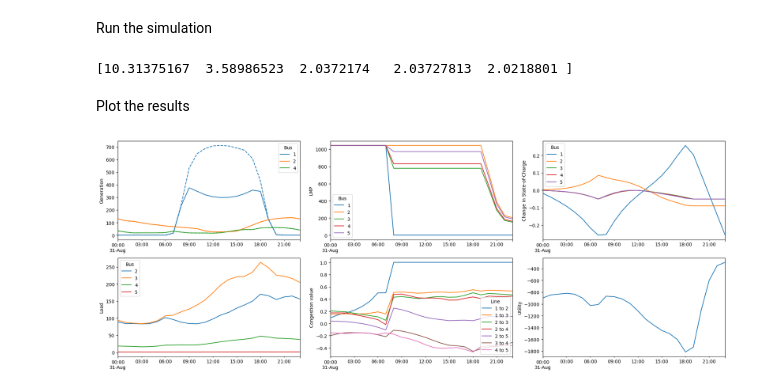
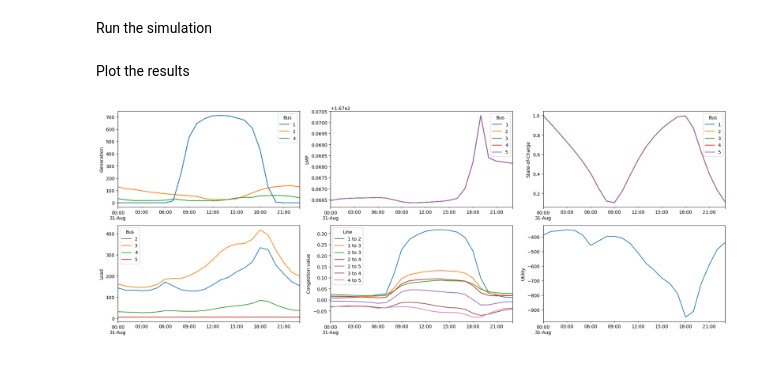
Before and after one commit to eli-brock/opf_zero_marginal_cost, a Jupyter notebook: opf.ipynb, the cells around one changed output. Cells and saved outputs as stored; diff of their text form; code cells hidden in the pictures.

```diff
--- a/opf.ipynb
+++ b/opf.ipynb
@@ -37,7 +50,7 @@ base = 100
 P_line = np.zeros((N,N))
 limits = model['Line']
 P_line[limits['From Number']-1, limits['To Number']-1] = limits['Lim A MVA']
-P_line = (P_line+P_line.T)/base
+P_line = 10*(P_line+P_line.T)/base
 
 # The buses with generators and loads
 L = np.array(model['Load']['Number of Bus']-1)
@@ -50,11 +63,8 @@ AL = np.zeros((N,len(L)))
 AL[L,:] = np.eye(len(L))
 
 # Elasticity
-e = -0.3
+elasticities = -np.array([0.5, 0.3, 0.4, 0.2])
 
 # Storage capacity
-b_max = 2000/base
-
-# Storage charge/discharge rate
-r = 500*np.ones(N)/base
+b_total = 2000/base
 # %% [markdown]
@@ -106,34 +81,41 @@ def sim(input):
 
     p_g_max = np.stack(input['Maximum Generation']/base).T
 
-    K = np.stack(input['Fixed Price'])/np.stack(input['Fixed Load']/base)**(1/e)
+    e = np.tile(elasticities,(T,1))
+    e = e.T
+
+    K = np.stack(input['Fixed Price'])/np.stack(input['Fixed Load']/base)**(1/e.T)
     K = K.T
 
     p_d = cp.Variable((len(L), T))
     p_g = cp.Variable((len(G), T))
     p_b = cp.Variable((N,T))
     b = cp.Variable(N)
+    b_0 = cp.Variable(N)
     delta = cp.Variable((N, T))
     constraints = [
         AG@p_g-AL@p_d-p_b == -B@delta,
         p_g <= p_g_max,
         p_g >= 0,
-        cp.cumsum(p_b, axis=1) >= -b[:,np.newaxis]/2,
-        cp.cumsum(p_b, axis=1) <= b[:,np.newaxis]/2,
+        cp.cumsum(p_b, axis=1) >= -b_0[:,np.newaxis],
+        cp.cumsum(p_b, axis=1) <= (b-b_0)[:,np.newaxis],
         p_b <= b[:,np.newaxis]/4,
         p_b >= -b[:,np.newaxis]/4,
-        cp.sum(b) >= 0,
-        cp.sum(b) <= b_max
+        cp.sum(b) == b_total,
+        b_0 >= 0,
+        b_0 <= b
     ] + [
         cp.multiply(B, delta_t[:,np.newaxis]-delta_t[np.newaxis,:]) <= P_line
         for delta_t in delta.T
     ]
     cp.Problem(
-        cp.Maximize(e/(1+e)*cp.sum(cp.multiply(K,(p_d)**(1/e+1)))),
+        cp.Maximize(
+            cp.sum(
+                cp.multiply(K*e/(1+e), cp.exp(cp.multiply((1/e+1),cp.log(p_d))))
+            )
+        ),
         constraints
     ).solve()
-
-    print(b.value)
 
     to_column = lambda x: pd.Series(x, index=input.index)
 
@@ -145,13 +127,13 @@ def sim(input):
         B*(delta_t[:,np.newaxis]-delta_t[np.newaxis,:])
         for delta_t in delta.value.T
     ]
-    input['U'] = e/(1+e)*np.sum(K*(p_d.value)**(1/e+1), axis=0)
+    input['U'] = np.sum(K*e/(1+e)*(p_d.value)**(1/e+1), axis=0)
+
+    return np.stack([b.value, b_0.value])
 # %% [markdown]
 Run the simulation
-# %%
-sim(results)
-# %% [output]
-[10.31375167  3.58986523  2.0372174   2.03727813  2.0218801 ]
+# %%
+b, b_0 = sim(results)
 # %% [markdown]
 Plot the results
 # %%
@@ -165,33 +147,33 @@ ax[0,0].legend(G+1, title='Bus')
 
 results['LMP'].apply(pd.Series).plot(ax=ax[0,1])
 ax[0,1].set_ylabel('LMP')
 ax[0,1].legend(range(1,N+1), title='Bus')
 
-(results['Storage'].apply(pd.Series).cumsum()/(b_max*base)).plot(ax=ax[0,2])
+(b_0/b+results['Storage'].apply(pd.Series).cumsum().shift().fillna(0)/b/base).plot(ax=ax[0,2])
 ax[0,2].legend(range(1,N+1), title='Bus')
-ax[0,2].set_ylabel('Change in State-of-Charge')
+ax[0,2].set_ylabel('State-of-Charge')
 
 results['Dispatched Load'].apply(pd.Series).plot(ax=ax[1,0])
 ax[1,0].set_ylabel('Load')
 ax[1,0].legend(L+1, title='Bus')
 
 idx = np.array(np.where(P_line != 0))
 results['Congestion'].apply(
     lambda M: pd.Series(
         {
             f'{i+1} to {j+1}': M[i,j]/P_line[i,j]
             for i, j in idx[:,idx[0] < idx[1]].T
         }
     )
 ).plot(ax=ax[1,1])
 ax[1,1].set_ylabel('Congestion value')
 ax[1,1].legend(title='Line')
 
 results['U'].plot(ax=ax[1,2])
 ax[1,2].set_ylabel('Utility')
 
 fig.set_size_inches(fig.get_size_inches()*[3,1.5])
 fig.tight_layout()
 fig.show()
 # %% [output]
-[figure, old version]
+[figure, new version]
```
Also changed, not shown: parts of 7 cells of this notebook.
